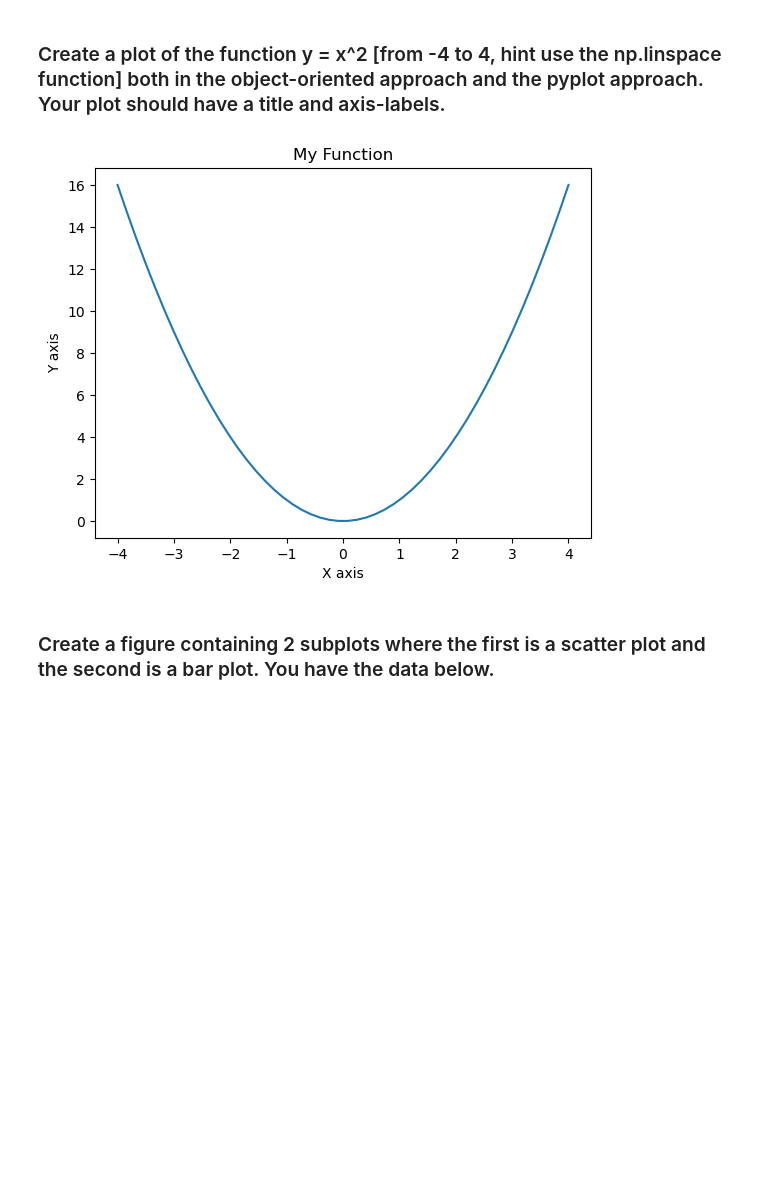
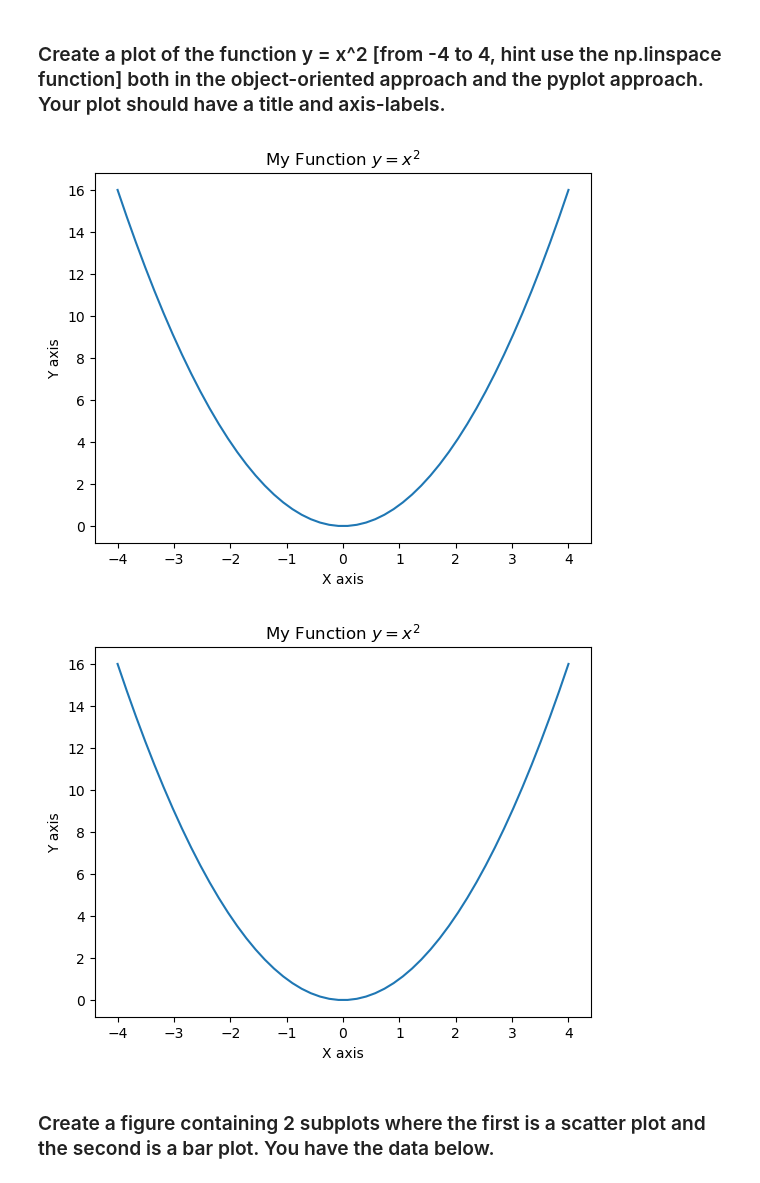
Before and after one commit to Alik192/DS24_PyStat, a Jupyter notebook: kunskapskontroll_1_2_matplotlib.ipynb, the cells around one changed output. Drawn from its saved outputs; the diff is of its cells as text; code cells hidden in the pictures; blank space fills up the shorter version.

```diff
--- a/kunskapskontroll_1_2_matplotlib.ipynb
+++ b/kunskapskontroll_1_2_matplotlib.ipynb
@@ -42,15 +42,25 @@ import matplotlib.pyplot as plt
 # %%
 def f(x):
    return x**2
 x = np.linspace(-4,4,50)
 
-plt.title("My Function")
+#the object oriented style
+fig, ax = plt.subplots()
+ax.plot(x,f(x))
+ax.set_title(r'My Function $y = x^2$')
+ax.set_xlabel(r'X axis')
+ax.set_ylabel(r'Y axis')
+
+#the pyplot style
+plt.figure()
+plt.title("My Function $y = x^2$")
 plt.xlabel("X axis")
 plt.ylabel("Y axis")
 plt.plot(x,f(x))
 plt.show()
 # %% [output]
-[figure, old version]
+[figure, new version]
+[figure, added]
 # %% [markdown]
 ### Create a figure containing 2  subplots where the first is a scatter plot and the second is a bar plot. You have the data below.
 # %%
```
Also changed, not shown: parts of 1 cell of this notebook, 2 other files.
